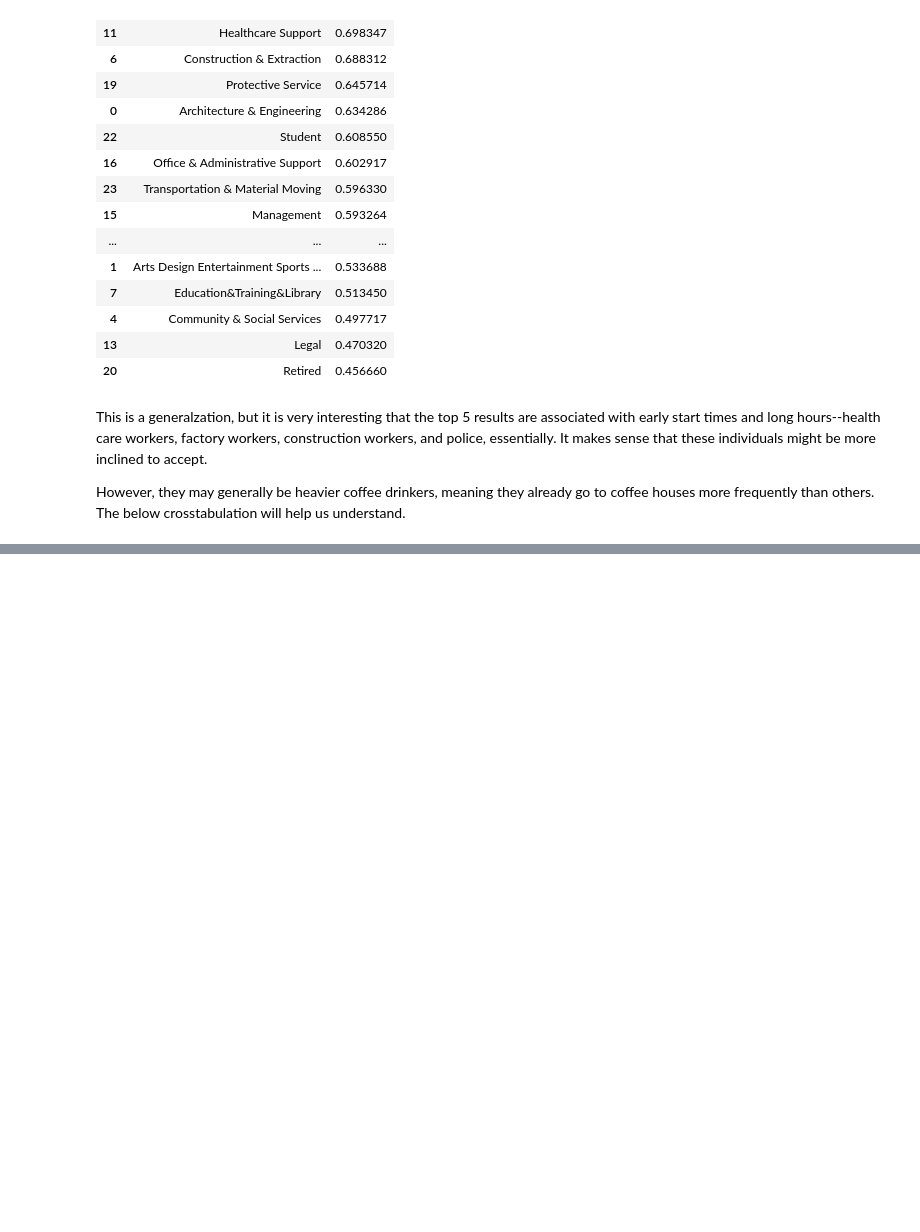
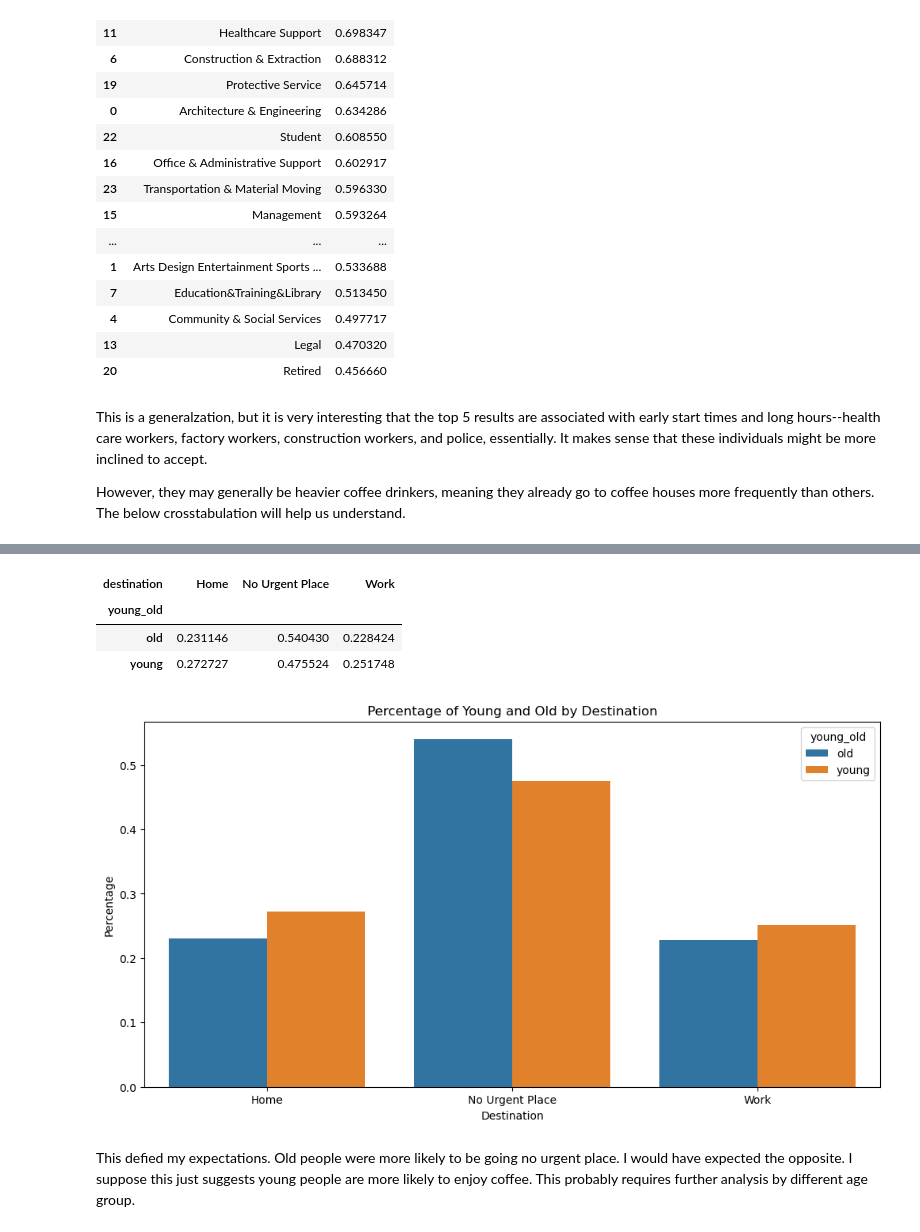
Before and after one commit to jheberer/Berkeley-Profession-Certificate-in-ML---Assignment-1, a Jupyter notebook: coupon.ipynb, the cells around one changed output, grey strips where cells are left out. Drawn from its saved outputs; the diff is of its cells as text; code cells hidden in the pictures; blank space fills up the shorter version.

```diff
--- a/coupon.ipynb
+++ b/coupon.ipynb
@@ -637,0 +661,8 @@ However, they may generally be heavier coffee drinkers, meaning they already go
+# %%
+# make a column to bucket by below21, then everyone else
+# using copy to avoid warning
+coupons_copy = coupons.copy()
+condition = coupons_copy['age'] == 'below21'
+coupons_copy.loc[condition, 'young_old'] = 'young'
+coupons_copy.loc[~condition, 'young_old'] = 'old'
+coupons_copy.head()
@@ -637,0 +677,31 @@ However, they may generally be heavier coffee drinkers, meaning they already go
+# %%
+# group by young/old to get the number headed to each destination
+counts_by_young_old = coupons_copy.groupby('young_old')['destination'].value_counts().unstack(fill_value=0)
+counts_by_young_old['total'] = counts_by_young_old.sum(axis=1)
+
+# change to percentages to allow for comparison
+percentage_counts = counts_by_young_old.div(counts_by_young_old['total'], axis=0)
+percentage_counts = percentage_counts.drop('total', axis=1)
+percentage_counts
+# %% [output]
+| destination | Home | No Urgent Place | Work |
+| young_old |  |  |  |
+| old | 0.231146 | 0.540430 | 0.228424 |
+| young | 0.272727 | 0.475524 | 0.251748 |
+# %%
+# now plot to compare
+percentage_counts_long = percentage_counts.stack().reset_index().rename(columns={0: 'Percentage'})
+
+plt.figure(figsize=(12, 6))
+sns.barplot(x='destination', y='Percentage', hue='young_old', data=percentage_counts_long)
+
+plt.xlabel('Destination')
+plt.ylabel('Percentage')
+plt.title('Percentage of Young and Old by Destination')
+
+plt.show()
+# %% [output]
+[figure, added]
+# %% [markdown]
+This defied my expectations. Old people were more likely to be going no urgent place. I would have expected the opposite.
+I suppose this just suggests young people are more likely to enjoy coffee. This probably requires further analysis by different age group.
```
Also changed, not shown: parts of 8 cells of this notebook.
